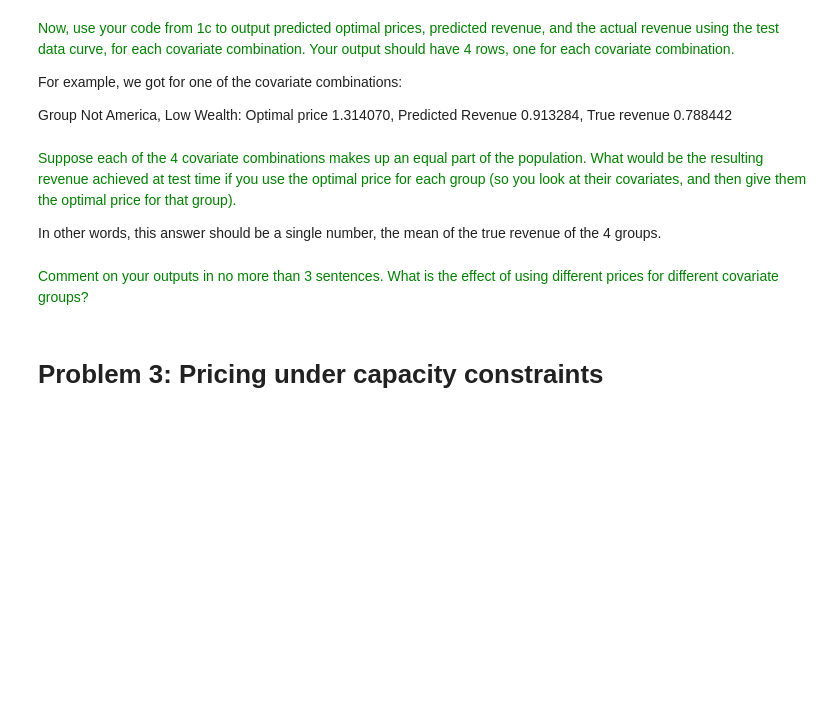
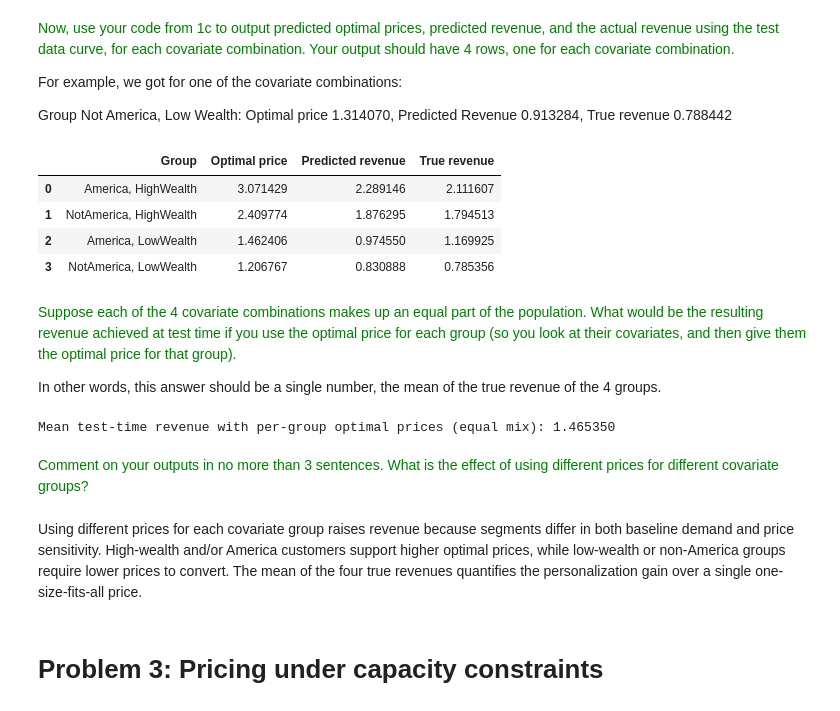
Before and after one commit to spabolu/orie5355, a Jupyter notebook: hw3/HW3_assignment.ipynb, the cells around one changed output. Cells and saved outputs as stored; diff of their text form; code cells hidden in the pictures; blank space fills up the shorter version.

```diff
--- a/hw3/HW3_assignment.ipynb
+++ b/hw3/HW3_assignment.ipynb
@@ -457,12 +560,74 @@ For example, for `NotAmerica_LowWealth`, we got (again, your answers may differ
 For example, we got for one of the covariate combinations:
 
 Group Not America, Low Wealth: Optimal price 1.314070, Predicted Revenue 0.913284, True revenue 0.788442
+# %%
+# Helper: revenue maximization over a grid
+def get_revenue_maximizing_price_and_revenue(price_options, demand_predictions):
+    price_options = np.asarray(price_options, dtype=float)
+    demand_predictions = np.asarray(demand_predictions, dtype=float)
+    revenues = price_options * demand_predictions
+    idx = int(np.argmax(revenues))
+    return float(price_options[idx]), float(revenues[idx])
+
+# Helper: get "true" demand from a test curve at a price (nearest bin midpoint)
+def true_demand_from_curve(curve_df: pd.DataFrame, price: float) -> float:
+    if 'Price_bin_mid' in curve_df.columns:
+        mids = curve_df['Price_bin_mid'].to_numpy()
+    else:
+        mids = ((curve_df['Price_bin_low'] + curve_df['Price_bin_high'])/2.0).to_numpy()
+    i = int(np.argmin(np.abs(mids - price)))
+    return float(curve_df.iloc[i]['Demand_at_price'])
+
+# Price grid to search
+grid = np.linspace(df_train['Offered price'].min(),
+                   df_train['Offered price'].max(), 400)
+
+# Group definitions: (name, covariates list, true curve df)
+groups = [
+    ("America, HighWealth",    ['America','HighWealth'],    test_demand_curve_America_HighWealth),
+    ("NotAmerica, HighWealth", ['NotAmerica','HighWealth'], test_demand_curve_NotAmerica_HighWealth),
+    ("America, LowWealth",     ['America','LowWealth'],     test_demand_curve_America_LowWealth),
+    ("NotAmerica, LowWealth",  ['NotAmerica','LowWealth'],  test_demand_curve_NotAmerica_LowWealth),
+]
+
+rows = []
+for name, covs, curve_df in groups:
+    preds = [get_prediction_logistic(fitted_cov, p, covs) for p in grid]
+    p_star, rev_pred = get_revenue_maximizing_price_and_revenue(grid, preds)
+    true_rev = p_star * true_demand_from_curve(curve_df, p_star)
+    rows.append({
+        "Group": name,
+        "Optimal price": p_star,
+        "Predicted revenue": rev_pred,
+        "True revenue": true_rev
+    })
+
+results_p2b = pd.DataFrame(rows)
+# Nice formatting for display
+display(results_p2b.style.format({
+    "Optimal price": "{:.6f}",
+    "Predicted revenue": "{:.6f}",
+    "True revenue": "{:.6f}",
+}))
+# %% [output]
+|  | Group | Optimal price | Predicted revenue | True revenue |
+| 0 | America, HighWealth | 3.071429 | 2.289146 | 2.111607 |
+| 1 | NotAmerica, HighWealth | 2.409774 | 1.876295 | 1.794513 |
+| 2 | America, LowWealth | 1.462406 | 0.974550 | 1.169925 |
+| 3 | NotAmerica, LowWealth | 1.206767 | 0.830888 | 0.785356 |
 # %% [markdown]
 <font color='green'> Suppose each of the 4 covariate combinations makes up an equal part of the population. What would be the resulting revenue achieved at test time if you use the optimal price for each group (so you look at their covariates, and then give them the optimal price for that group).
 
 In other words, this answer should be a single number, the mean of the true revenue of the 4 groups.
+# %%
+mean_true_revenue_equal_mix = results_p2b["True revenue"].mean()
+print(f"Mean test-time revenue with per-group optimal prices (equal mix): {mean_true_revenue_equal_mix:.6f}")
+# %% [output]
+Mean test-time revenue with per-group optimal prices (equal mix): 1.465350
 # %% [markdown]
 <font color='green'> Comment on your outputs in no more than 3 sentences. What is the effect of using different prices for different covariate groups?
+# %% [markdown]
+Using different prices for each covariate group raises revenue because segments differ in both baseline demand and price sensitivity. High-wealth and/or America customers support higher optimal prices, while low-wealth or non-America groups require lower prices to convert. The mean of the four true revenues quantifies the personalization gain over a single one-size-fits-all price.
 # %% [markdown]
 # Problem 3: Pricing under capacity constraints
 # %% [markdown]
```
Also changed, not shown: parts of 14 cells of this notebook.
